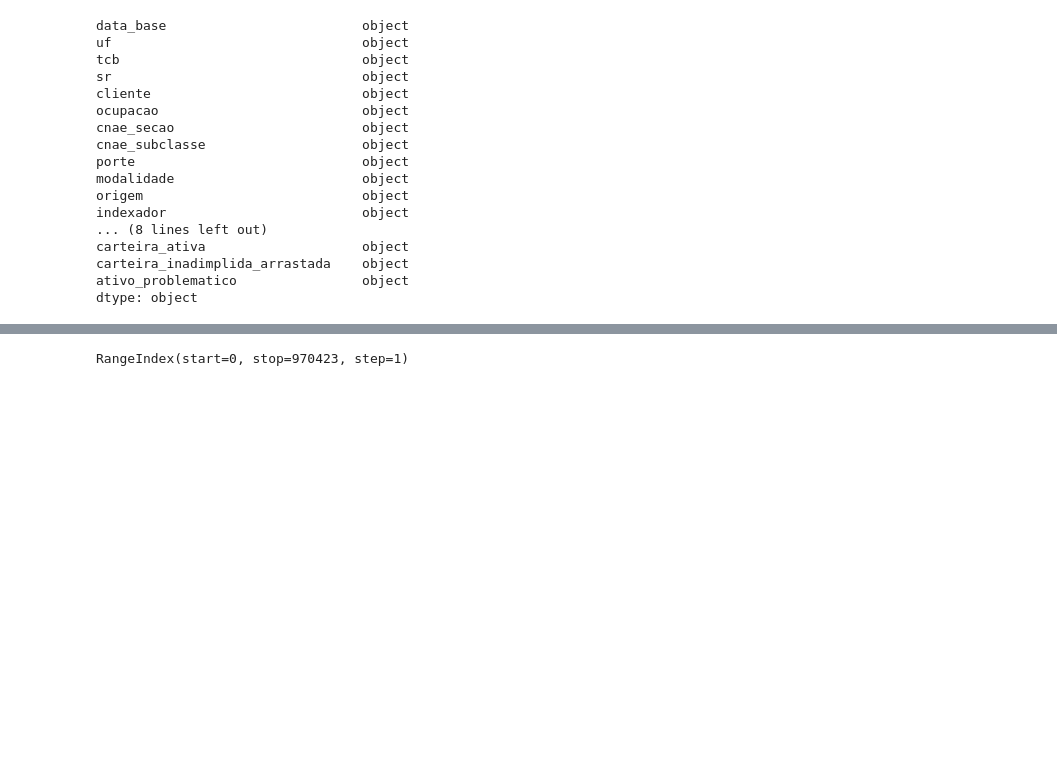
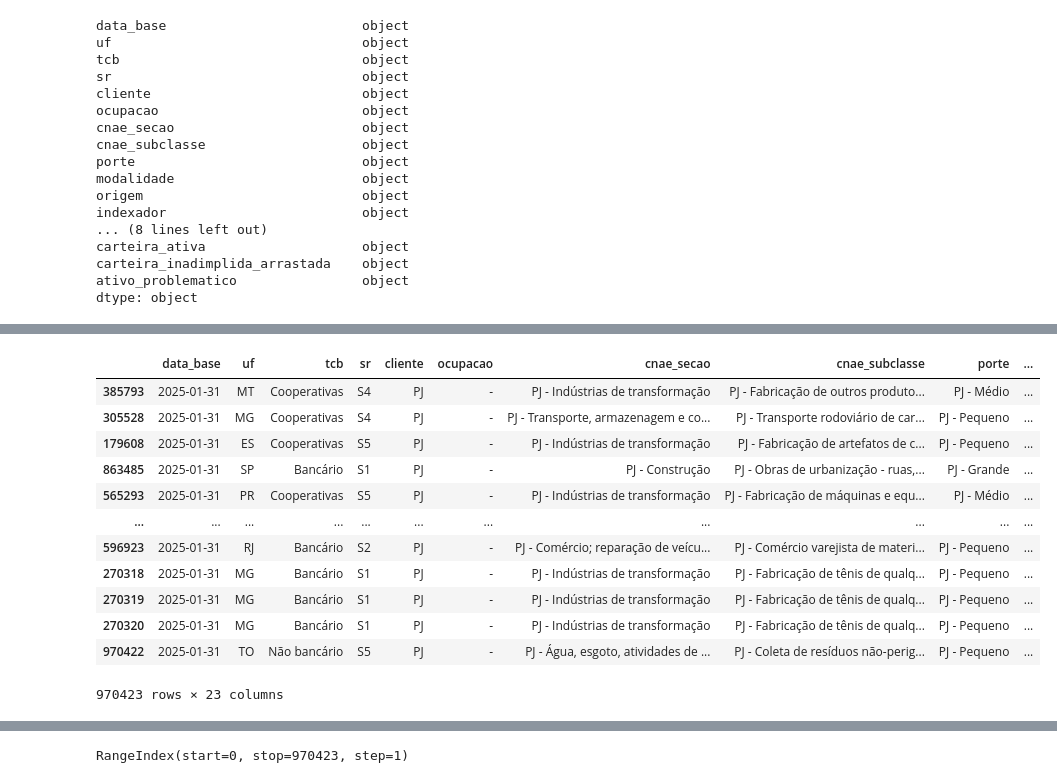
Before and after one commit to davi-dressler/2PeriodoFGV, a Jupyter notebook: Pandas/banco_central.ipynb, the cells around one changed output, grey strips where cells are left out. Drawn from its saved outputs; the diff is of its cells as text; code cells hidden in the pictures; blank space fills up the shorter version.

```diff
--- a/Pandas/banco_central.ipynb
+++ b/Pandas/banco_central.ipynb
@@ -35,0 +94,17 @@ dtype: object
+# %%
+df_ordenado = df.sort_values(by= "ativo_problematico", ascending= False)
+df_ordenado
+# %% [output]
+|  | data_base | uf | tcb | sr | cliente | ocupacao | cnae_secao | cnae_subclasse | porte | ... |
+| 385793 | 2025-01-31 | MT | Cooperativas | S4 | PJ | - | PJ - Indústrias de transformação | PJ - Fabricação de outros produto... | PJ - Médio | ... |
+| 305528 | 2025-01-31 | MG | Cooperativas | S4 | PJ | - | PJ - Transporte, armazenagem e co... | PJ - Transporte rodoviário de car... | PJ - Pequeno | ... |
+| 179608 | 2025-01-31 | ES | Cooperativas | S5 | PJ | - | PJ - Indústrias de transformação | PJ - Fabricação de artefatos de c... | PJ - Pequeno | ... |
+| 863485 | 2025-01-31 | SP | Bancário | S1 | PJ | - | PJ - Construção | PJ - Obras de urbanização - ruas,... | PJ - Grande | ... |
+| 565293 | 2025-01-31 | PR | Cooperativas | S5 | PJ | - | PJ - Indústrias de transformação | PJ - Fabricação de máquinas e equ... | PJ - Médio | ... |
+| ... | ... | ... | ... | ... | ... | ... | ... | ... | ... | ... |
+| 596923 | 2025-01-31 | RJ | Bancário | S2 | PJ | - | PJ - Comércio; reparação de veícu... | PJ - Comércio varejista de materi... | PJ - Pequeno | ... |
+| 270318 | 2025-01-31 | MG | Bancário | S1 | PJ | - | PJ - Indústrias de transformação | PJ - Fabricação de tênis de qualq... | PJ - Pequeno | ... |
+| 270319 | 2025-01-31 | MG | Bancário | S1 | PJ | - | PJ - Indústrias de transformação | PJ - Fabricação de tênis de qualq... | PJ - Pequeno | ... |
+| 270320 | 2025-01-31 | MG | Bancário | S1 | PJ | - | PJ - Indústrias de transformação | PJ - Fabricação de tênis de qualq... | PJ - Pequeno | ... |
+| 970422 | 2025-01-31 | TO | Não bancário | S5 | PJ | - | PJ - Água, esgoto, atividades de ... | PJ - Coleta de resíduos não-perig... | PJ - Pequeno | ... |
+970423 rows × 23 columns
```
Also changed, not shown: parts of 9 cells of this notebook, 1 other file.
